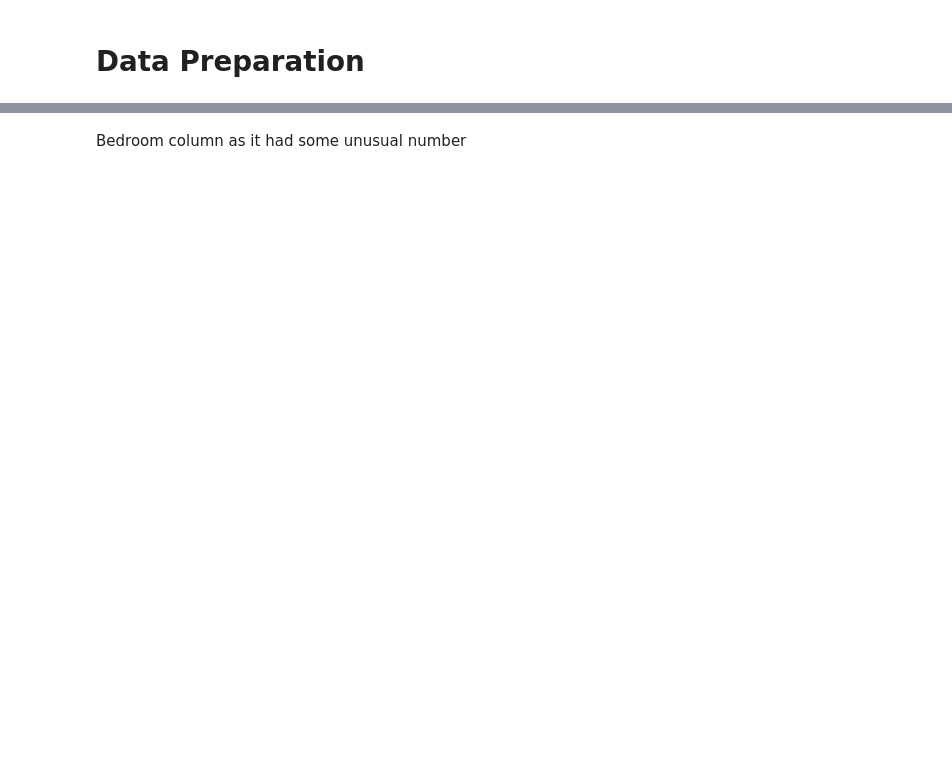
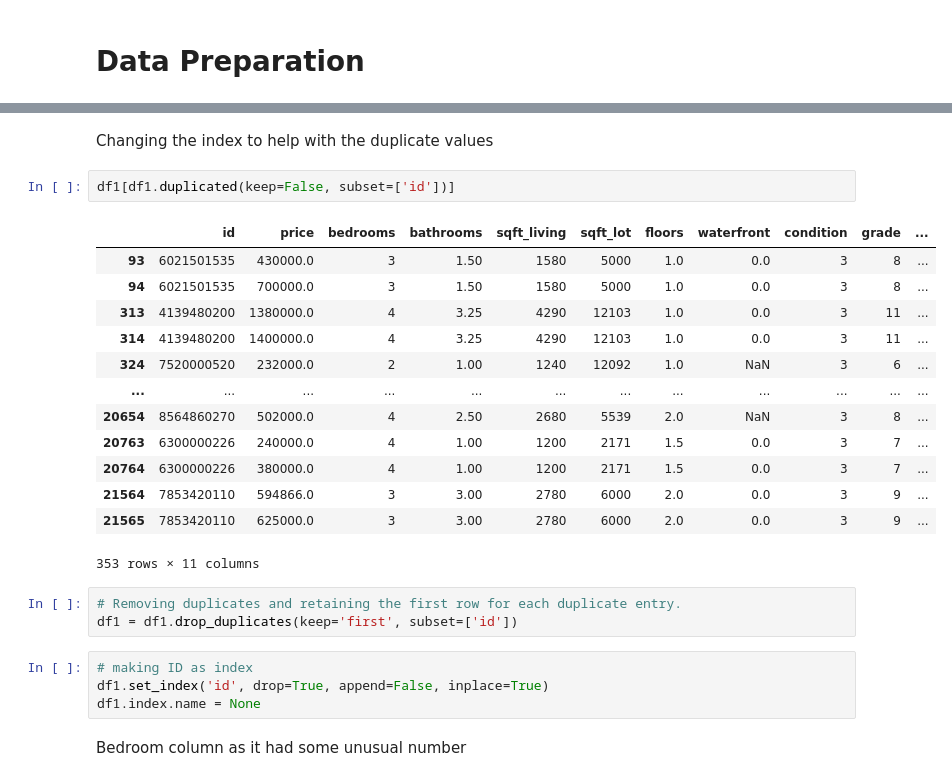
Before and after one commit to Ujjwal1488/Property-Investment-Decision-Making, a Jupyter notebook: student.ipynb, the cells around one changed output, grey strips where cells are left out. Drawn from its saved outputs; the diff is of its cells as text; blank space fills up the shorter version.

```diff
--- a/student.ipynb
+++ b/student.ipynb
@@ -90,3 +111,28 @@ df.describe()
+# %% [markdown]
+Changing the index to help with the duplicate values
+# %%
+df1[df1.duplicated(keep=False, subset=['id'])]
+# %% [output]
+|  | id | price | bedrooms | bathrooms | sqft_living | sqft_lot | floors | waterfront | condition | grade | ... |
+| 93 | 6021501535 | 430000.0 | 3 | 1.50 | 1580 | 5000 | 1.0 | 0.0 | 3 | 8 | ... |
+| 94 | 6021501535 | 700000.0 | 3 | 1.50 | 1580 | 5000 | 1.0 | 0.0 | 3 | 8 | ... |
+| 313 | 4139480200 | 1380000.0 | 4 | 3.25 | 4290 | 12103 | 1.0 | 0.0 | 3 | 11 | ... |
+| 314 | 4139480200 | 1400000.0 | 4 | 3.25 | 4290 | 12103 | 1.0 | 0.0 | 3 | 11 | ... |
+| 324 | 7520000520 | 232000.0 | 2 | 1.00 | 1240 | 12092 | 1.0 | NaN | 3 | 6 | ... |
+| ... | ... | ... | ... | ... | ... | ... | ... | ... | ... | ... | ... |
+| 20654 | 8564860270 | 502000.0 | 4 | 2.50 | 2680 | 5539 | 2.0 | NaN | 3 | 8 | ... |
+| 20763 | 6300000226 | 240000.0 | 4 | 1.00 | 1200 | 2171 | 1.5 | 0.0 | 3 | 7 | ... |
+| 20764 | 6300000226 | 380000.0 | 4 | 1.00 | 1200 | 2171 | 1.5 | 0.0 | 3 | 7 | ... |
+| 21564 | 7853420110 | 594866.0 | 3 | 3.00 | 2780 | 6000 | 2.0 | 0.0 | 3 | 9 | ... |
+| 21565 | 7853420110 | 625000.0 | 3 | 3.00 | 2780 | 6000 | 2.0 | 0.0 | 3 | 9 | ... |
+353 rows × 11 columns
+# %%
+# Removing duplicates and retaining the first row for each duplicate entry.
+df1 = df1.drop_duplicates(keep='first', subset=['id'])
+# %%
+# making ID as index
+df1.set_index('id', drop=True, append=False, inplace=True)
+df1.index.name = None
 # %% [markdown]
 Bedroom column as it had some unusual number
 # %%
```
Also changed, not shown: parts of 34 cells of this notebook.
